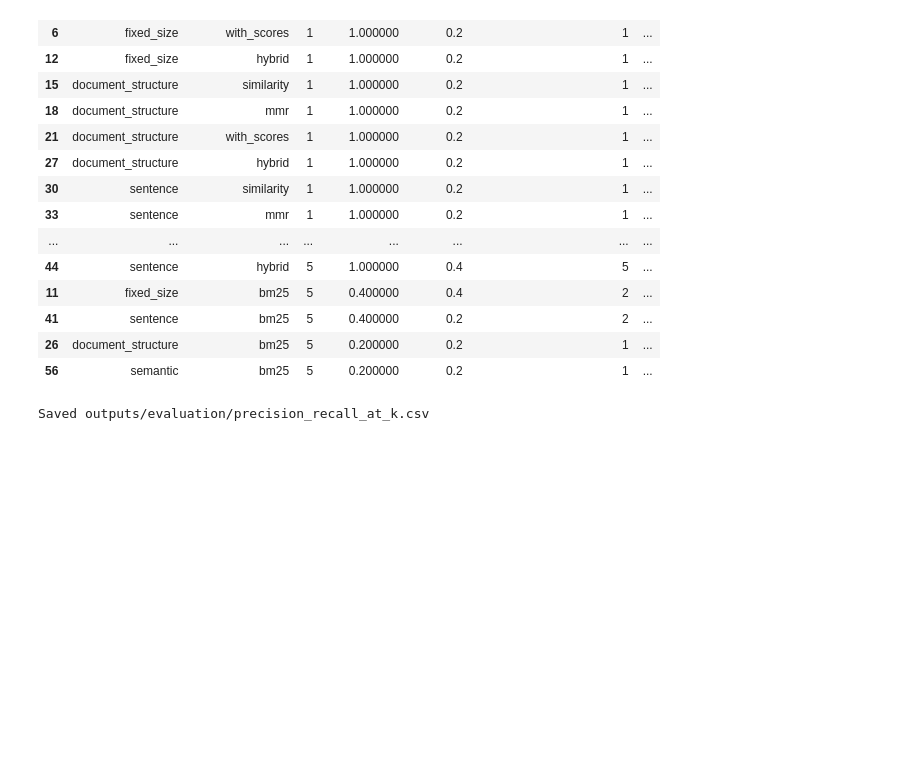
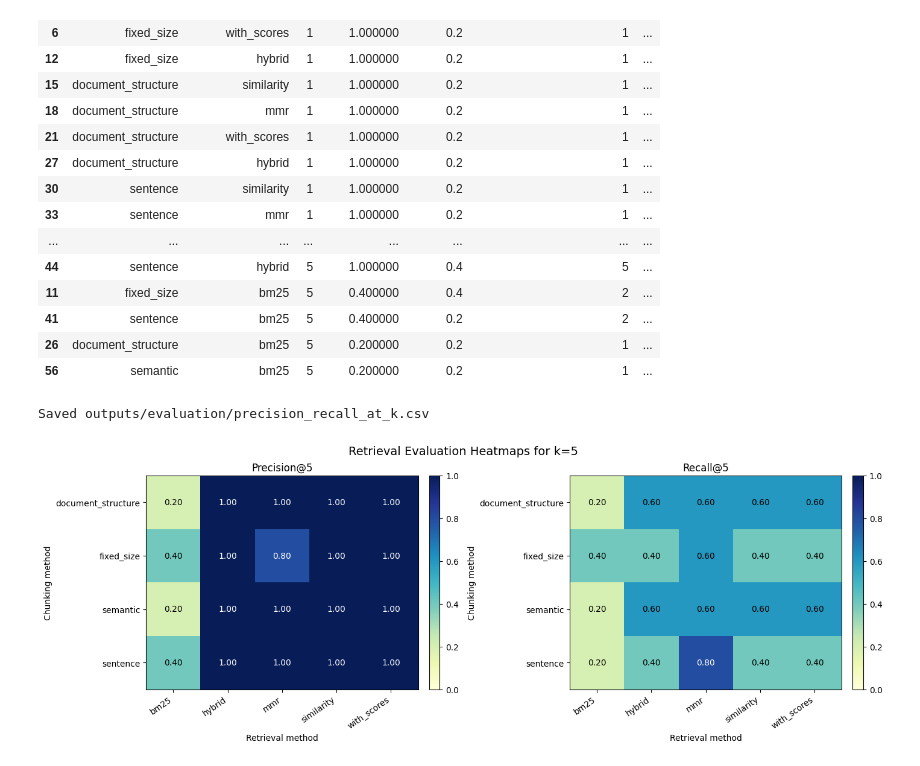
Before and after one commit to hajulie/ds593_finalproject, a Jupyter notebook: 2_RAG_query.ipynb, the cells around one changed output. Drawn from its saved outputs; the diff is of its cells as text; code cells hidden in the pictures; blank space fills up the shorter version.

```diff
--- a/2_RAG_query.ipynb
+++ b/2_RAG_query.ipynb
@@ -853,3 +853,70 @@ eval_results.to_csv("outputs/evaluation/precision_recall_at_k.csv", index=False)
 print("Saved outputs/evaluation/precision_recall_at_k.csv")
 # %% [output]
 Saved outputs/evaluation/precision_recall_at_k.csv
+# %%
+import os
+
+matplotlib_cache_dir = os.path.abspath("outputs/evaluation/matplotlib_cache")
+os.makedirs(matplotlib_cache_dir, exist_ok=True)
+os.environ.setdefault("MPLCONFIGDIR", matplotlib_cache_dir)
+os.environ.setdefault("XDG_CACHE_HOME", matplotlib_cache_dir)
+
+import matplotlib.pyplot as plt
+
+
+def plot_retrieval_metric_heatmaps(eval_results, k=5, output_file=None):
+    """Plot precision@k and recall@k heatmaps from eval_results."""
+    k_results = eval_results[eval_results["k"] == k].copy()
+
+    if k_results.empty:
+        available_k = sorted(eval_results["k"].unique())
+        raise ValueError(f"No rows found for k={k}. Available k values: {available_k}")
+
+    metric_titles = {
+        "precision@k": f"Precision@{k}",
+        "recall@k": f"Recall@{k}",
+    }
+
+    fig, axes = plt.subplots(1, 2, figsize=(14, 5), constrained_layout=True)
+
+    for ax, metric in zip(axes, metric_titles):
+        heatmap_data = k_results.pivot(
+            index="chunking_method",
+            columns="retrieval_method",
+            values=metric,
+        )
+
+        image = ax.imshow(heatmap_data, cmap="YlGnBu", vmin=0, vmax=1, aspect="auto")
+        ax.set_title(metric_titles[metric])
+        ax.set_xlabel("Retrieval method")
+        ax.set_ylabel("Chunking method")
+        ax.set_xticks(range(len(heatmap_data.columns)))
+        ax.set_xticklabels(heatmap_data.columns, rotation=35, ha="right")
+        ax.set_yticks(range(len(heatmap_data.index)))
+        ax.set_yticklabels(heatmap_data.index)
+
+        for row_idx, chunking_method in enumerate(heatmap_data.index):
+            for col_idx, retrieval_method in enumerate(heatmap_data.columns):
+                value = heatmap_data.loc[chunking_method, retrieval_method]
+                text_color = "white" if value >= 0.65 else "black"
+                ax.text(col_idx, row_idx, f"{value:.2f}", ha="center", va="center", color=text_color)
+
+        fig.colorbar(image, ax=ax, fraction=0.046, pad=0.04)
+
+    fig.suptitle(f"Retrieval Evaluation Heatmaps for k={k}", fontsize=14)
+
+    if output_file:
+        os.makedirs(os.path.dirname(output_file), exist_ok=True)
+        fig.savefig(output_file, dpi=300, bbox_inches="tight")
+
+    plt.show()
+    return fig
+
+
+plot_retrieval_metric_heatmaps(
+    eval_results,
+    k=5,
+    output_file="outputs/evaluation/precision_recall_heatmap_k5.png",
+);
+# %% [output]
+[figure, added]
```
Also changed, not shown: 22 other files.
